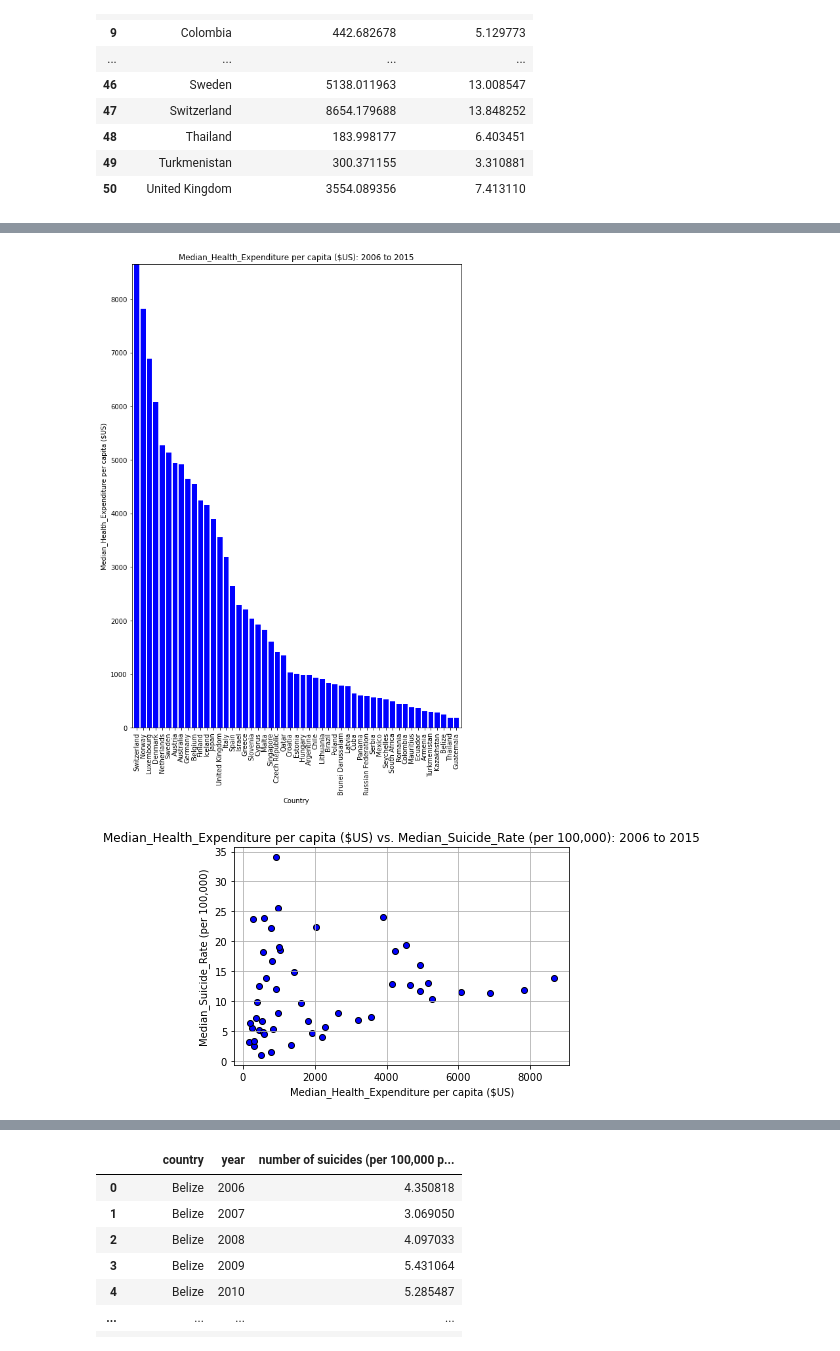
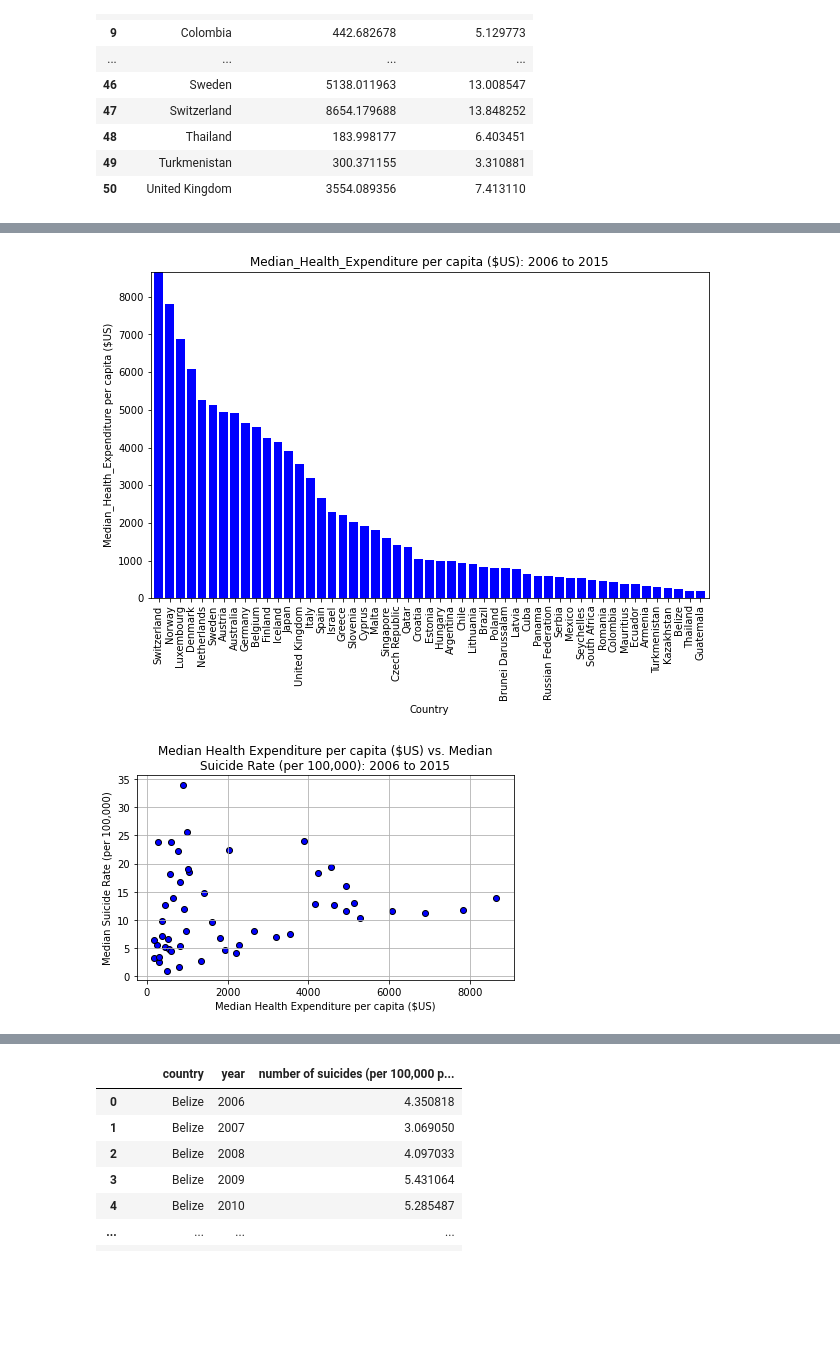
Before and after one commit to jfield24/Project-1, a Jupyter notebook: descriptives_data.ipynb, the cells around one changed output, grey strips where cells are left out. Drawn from its saved outputs; the diff is of its cells as text; code cells hidden in the pictures; blank space fills up the shorter version.

```diff
--- a/descriptives_data.ipynb
+++ b/descriptives_data.ipynb
@@ -448,39 +449,42 @@ medians_df_Exp=medians_df.sort_values("Median_Health_Expenditure", ascending=Fal
 # %%
 # make bar chart of median expenditure
 countries_sr = medians_df_Exp['Median_Health_Expenditure'].tolist()
 countries = medians_df_Exp['Country'].tolist()
 x_axis=np.arange(len(countries))
-plt.subplots(figsize=(9,13))
+plt.subplots(figsize=(10,6))
 plt.bar(x_axis, countries_sr, color="b", align="center")
 plt.xticks(x_axis, countries, rotation='vertical')
 # Set the limits of the x axis
 plt.xlim(-0.75, len(x_axis)-0.25)
 # Set the limits of the y axis
 plt.ylim(0, max(countries_sr)+0.4)
 # Give the chart a title, x label, and y label
 plt.title("Median_Health_Expenditure per capita ($US): 2006 to 2015")
 plt.xlabel("Country")
 plt.ylabel("Median_Health_Expenditure per capita ($US)")
 # Save an image of the chart and print it to the screen
 plt.savefig("images/MedianExpnd_barchart.png")
 plt.show()
 # %% [output]
-[figure, old version]
+[figure, new version]
 # %%
 #Lists for Exp and SR
 Expenditure_list = medians_df["Median_Health_Expenditure"].tolist()
 SuicideRate_list = medians_df['Median_Suicide_Rate'].tolist()
 # %%
 #Expenditure vs SR scatterplot
-plt.title("Median_Health_Expenditure per capita ($US) vs. Median_Suicide_Rate (per 100,000): 2006 to 2015")
+title0=("Median Health Expenditure per capita ($US) vs. Median Suicide Rate (per 100,000): 2006 to 2015")
+#plt.title("Median_Health_Expenditure per capita ($US) vs. Median_Suicide_Rate (per 100,000): 2006 to 2015")
+plt.title('\n'.join(wrap(title0,60)))
 plt.scatter(Expenditure_list, SuicideRate_list, marker="o", color="blue", edgecolor='black')
 plt.grid(True)
-plt.xlabel('Median_Health_Expenditure per capita ($US)')
-plt.ylabel('Median_Suicide_Rate (per 100,000)')
+plt.xlabel('Median Health Expenditure per capita ($US)')
+plt.ylabel('Median Suicide Rate (per 100,000)')
 plt.savefig('images/Exp_vs_SR_scatterplot.png')
+plt.tight_layout()
 plt.show()
 # %% [output]
-[figure, old version]
+[figure, new version]
 # %%
 #export cleaned data frame to csv
 data_06_to_15_df.to_csv("./output_data/data_06_to_2015.csv", index=False)
```
Also changed, not shown: parts of 26 cells of this notebook, 8 other files.
